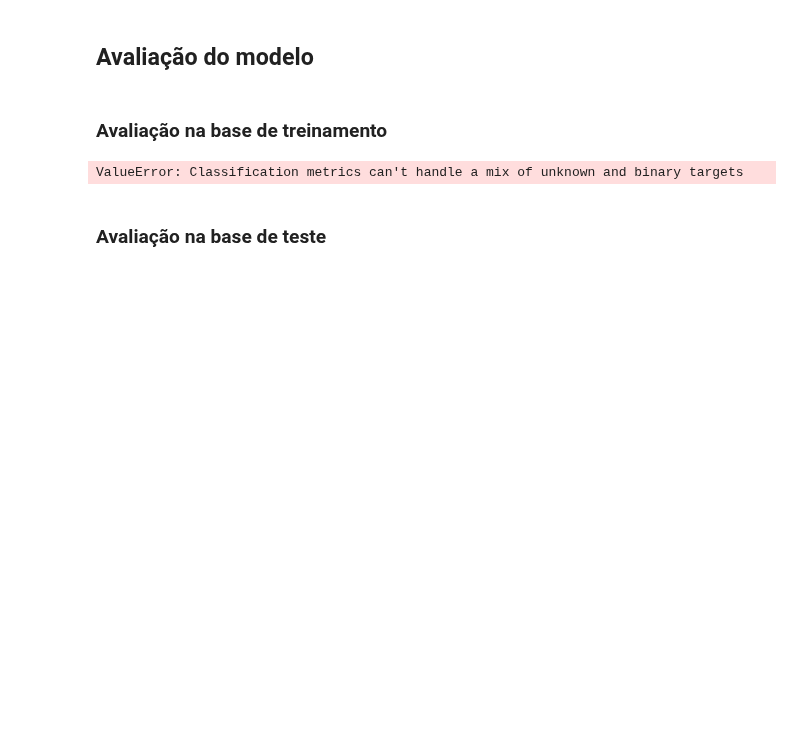
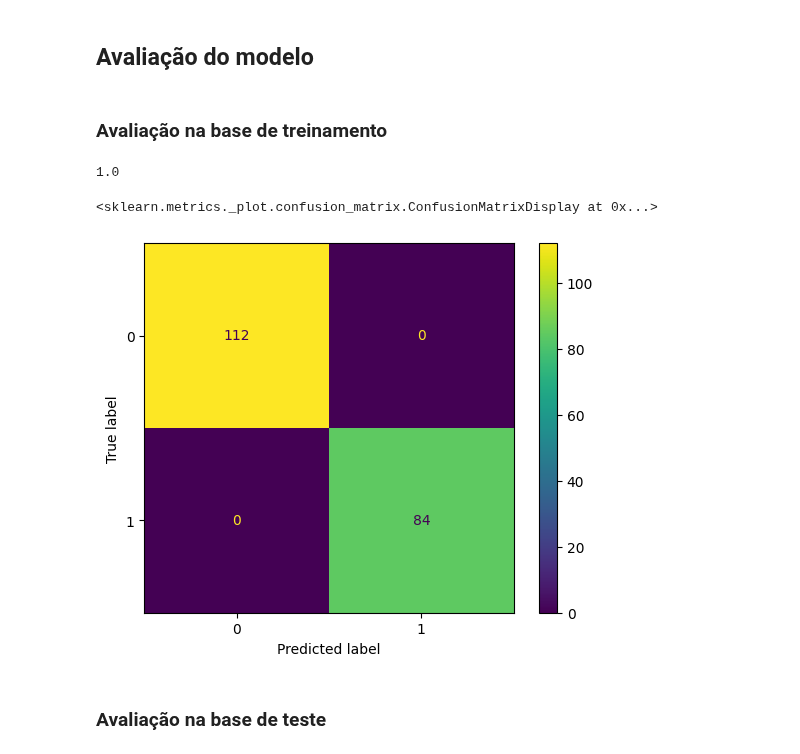
Before and after one commit to DiogoBotton/Machine_Learning_Training_Learn, a Jupyter notebook: Processamento_Linguagem_Natural/PLN_spaCy/classificacao_sentimentos_spacy.ipynb, the cells around one changed output. Saved outputs shown, nothing was run; the diff lists cells and outputs as text; code cells hidden in the pictures; blank space fills up the shorter version.

```diff
--- a/Processamento_Linguagem_Natural/PLN_spaCy/classificacao_sentimentos_spacy.ipynb
+++ b/Processamento_Linguagem_Natural/PLN_spaCy/classificacao_sentimentos_spacy.ipynb
@@ -279,13 +276,13 @@ previsao.cats
 # %% [markdown]
 ## Avaliação do modelo
 # %%
-rotulos = df['emocao']
+rotulos_treino = df['emocao']
 # %% [markdown]
 ### Avaliação na base de treinamento
 # %%
 previsoes = []
 
-for texto in df['texto_processado']:
+for texto in df['texto']:
     prev = modelo_treinado(preprocessamento(texto))
     previsoes.append(prev.cats)
 # %%
@@ -295,6 +292,14 @@ from sklearn.metrics import confusion_matrix, accuracy_score
 # %%
-accuracy_score(rotulos, previsoes_treino)
+acc_treino = accuracy_score(rotulos_treino, previsoes_treino)
+acc_treino # 100% de acurácia nos dados de treino
 # %% [output]
-ValueError: Classification metrics can't handle a mix of unknown and binary targets
+1.0
+# %%
+cm = confusion_matrix(rotulos_treino, previsoes_treino)
+disp = ConfusionMatrixDisplay(confusion_matrix=cm)
+disp.plot()
+# %% [output]
+<sklearn.metrics._plot.confusion_matrix.ConfusionMatrixDisplay at 0x...>
+[figure, added]
 # %% [markdown]
 ### Avaliação na base de teste
```
Also changed, not shown: parts of 10 cells of this notebook.
